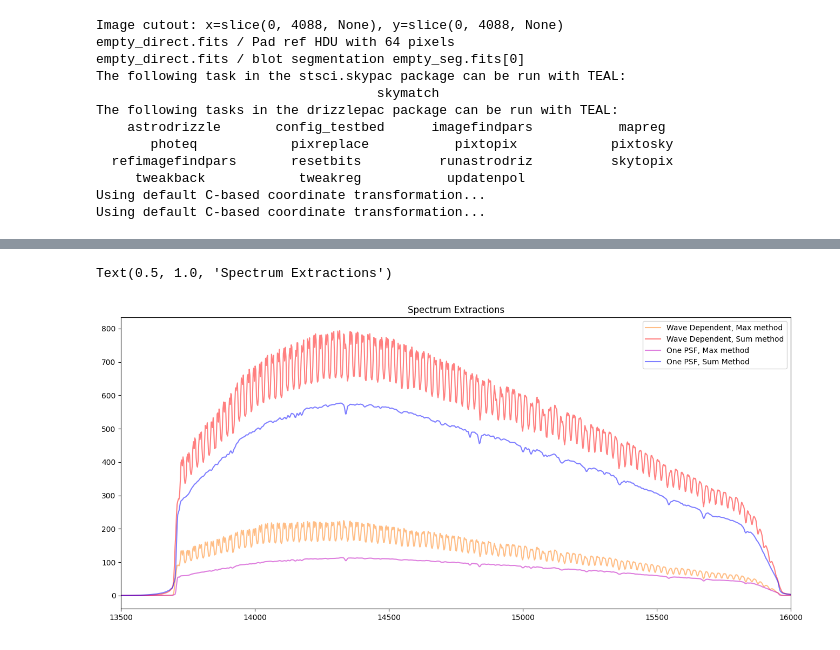
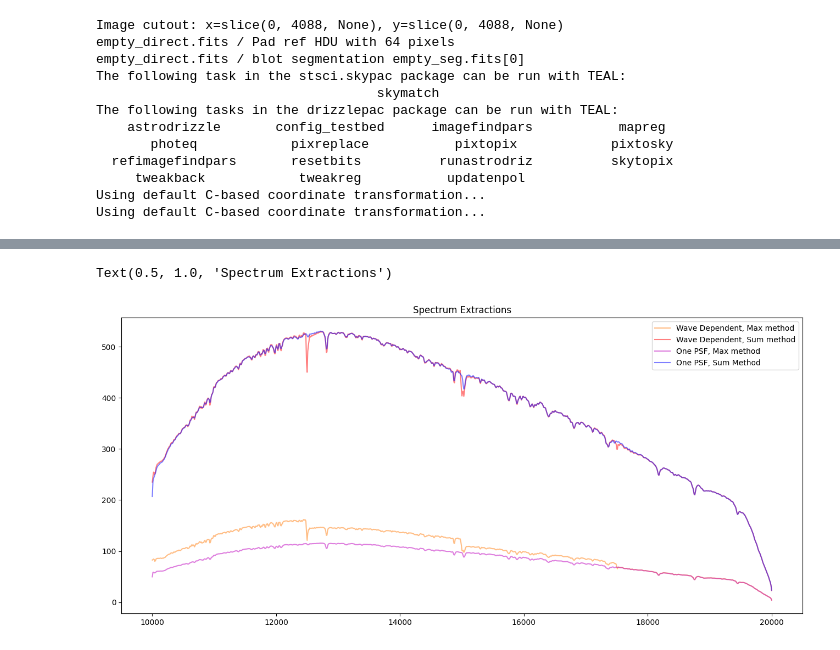
Before and after one commit to keithbuckholz/summer-roman-project, a Jupyter notebook: psf/notebooks/wave_dependent_dispersion.ipynb, the cells around one changed output, grey strips where cells are left out. Drawn from its saved outputs; the diff is of its cells as text; code cells hidden in the pictures.

```diff
--- a/psf/notebooks/wave_dependent_dispersion.ipynb
+++ b/psf/notebooks/wave_dependent_dispersion.ipynb
@@ -33,14 +31,14 @@ wfi = webbpsf.roman.WFI()
 # %%
 # Calculate PSFs at all wavelengths
+wfi = webbpsf.roman.WFI()
 webbpsf.setup_logging(level="ERROR")
 src = webbpsf.specFromSpectralType('G0V', catalog='phoenix')
-wave_range = np.arange(10000, 20000, 100)
+wave_range = np.linspace(10000, 20000, 5)
 
 wave_dependent = {}
 
 for ii in tqdm(wave_range):
-    key = str(ii)
-    wave_dependent[key] = wfi.calc_psf(monochromatic=(ii*(10**-10)), fov_pixels=182, oversample=2, source=src)
+    wave_dependent[ii] = wfi.calc_psf(monochromatic=(ii*(10**-10)), fov_pixels=182, oversample=2, source=src)
 # %% [output]
 WebbPSF log messages of level ERROR and above will be shown.
 WebbPSF log outputs will be directed to the screen.
@@ -63,7 +61,7 @@ Using default C-based coordinate transformation...
 # %%
 # G0V Spectrum source file
 src = webbpsf.specFromSpectralType('G0V', catalog='phoenix')
-wave = np.linspace(10000,20000,10000) # Angstroms
+wave = np.linspace(10000,20000,10001) # Angstroms
 flux = src(wave).value
 star_spec = S.ArraySpectrum(wave=wave, flux=flux, waveunits="angstrom", fluxunits="flam")
 del wave
@@ -201,42 +153,21 @@ fluxes_max_wave_dep = []
 fluxes_sum_wave_dep = []
 fluxes_max_one_psf = []
 fluxes_sum_one_psf = []
-# fluxes_max_one_circle = []
-# fluxes_sum_one_circle = []
-# fluxes_max_step_circle = []
-# fluxes_sum_step_circle = []
 
-for ii in range(4088):
+for ii in reversed(range(2044-501, 2044+500)):
     fluxes_max_wave_dep.append(upright_wave_dep[ii, :].max())
     fluxes_sum_wave_dep.append(upright_wave_dep[ii, :].sum())
     fluxes_max_one_psf.append(upright_one_psf[ii, :].max())
     fluxes_sum_one_psf.append(upright_one_psf[ii, :].sum())
-    # fluxes_max_one_circle.append(circle_model[ii, :].max())
-    # fluxes_sum_one_circle.append(circle_model[ii, :].sum())
-    # fluxes_max_step_circle.append(full_circle[ii, :].max())
-    # fluxes_sum_step_circle.append(full_circle[ii, :].sum())
 # %%
-x = np.linspace(10000, 20001, 4088)
+x = np.linspace(10000, 20001, 1001)
 plt.plot(x, fluxes_max_wave_dep, c='tab:orange', alpha=0.5, label="Wave Dependent, Max method")
 plt.plot(x, fluxes_sum_wave_dep, c='r', alpha=0.5, label="Wave Dependent, Sum method")
 plt.plot(x, fluxes_max_one_psf, c='m', alpha=0.5, label="One PSF, Max method")
 plt.plot(x, fluxes_sum_one_psf, c='b', alpha=0.5, label="One PSF, Sum Method")
-# plt.plot(x, fluxes_max_one_circle, c='g', alpha=0.5, label="One Circle, Max method")
-# plt.plot(x, fluxes_sum_one_circle, c='k', alpha=0.5, label="One Circle, Sum method")
-# plt.plot(x, fluxes_max_step_circle, c='c', alpha=0.5, label="Wave-step Circle, Max method")
-# plt.plot(x, fluxes_sum_step_circle, c='y', alpha=0.5, label="Wave-step Circle, Sum method")
-
-
-plt.xlim(13500, 16000)
-
-# for ii in range(13795, 16000, 135):
-#     plt.axvline(ii)
-
-# for ii in range(13795, 16000, 100):
-#     plt.axvline(ii)
 
 plt.legend()
 plt.title("Spectrum Extractions")
 # %% [output]
 Text(0.5, 1.0, 'Spectrum Extractions')
-[figure, old version]
+[figure, new version]
```
Also changed, not shown: parts of 5 cells of this notebook, 3 other files.
